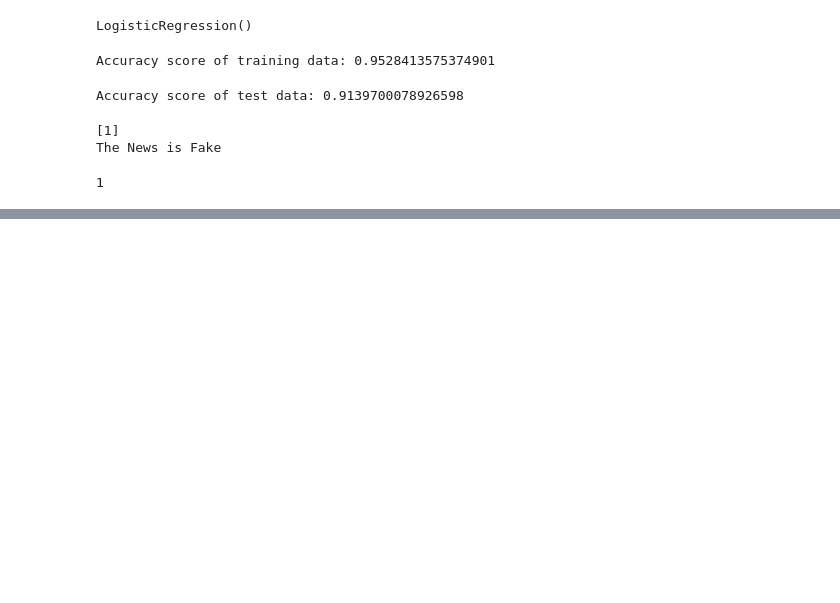
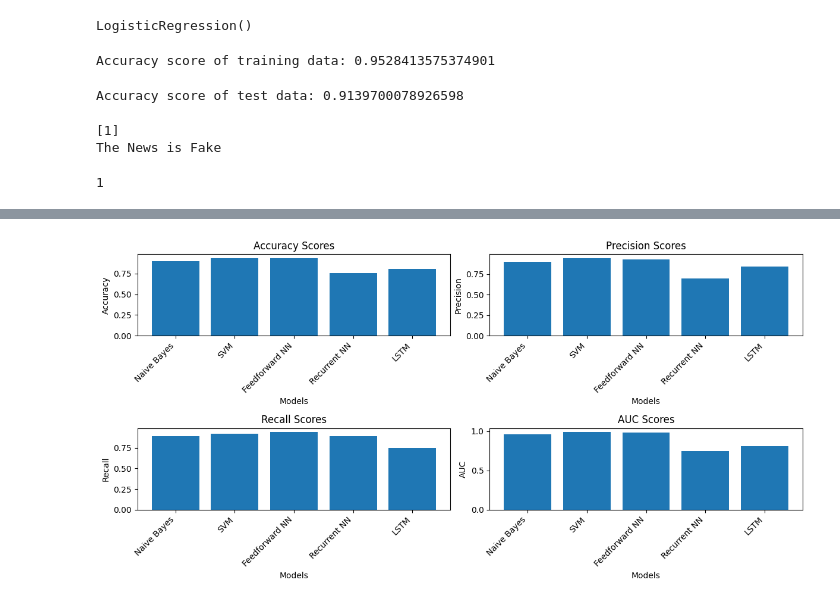
Before and after one commit to Bhadanaji007/Machine_learning, a Jupyter notebook: fake_news_detection.ipynb, the cells around one changed output, grey strips where cells are left out. Saved outputs shown, nothing was run; the diff lists cells and outputs as text; code cells hidden in the pictures; blank space fills up the shorter version.

```diff
--- a/fake_news_detection.ipynb
+++ b/fake_news_detection.ipynb
@@ -199,0 +311,52 @@ print(Y_test[0])
+# %%
+# prompt: draw the bar graphs for the above result
+
+import matplotlib.pyplot as plt
+
+# Extract the metrics for plotting
+model_names = list(results.keys())
+accuracy_scores = [results[model]['Accuracy'] for model in model_names]
+precision_scores = [results[model]['Precision'] for model in model_names]
+recall_scores = [results[model]['Recall'] for model in model_names]
+auc_scores = [results[model]['AUC'] for model in model_names]
+
+# Create the bar plots
+plt.figure(figsize=(12, 6))
+
+# Accuracy
+plt.subplot(2, 2, 1)
+plt.bar(model_names, accuracy_scores)
+plt.title('Accuracy Scores')
+plt.xlabel('Models')
+plt.ylabel('Accuracy')
+plt.xticks(rotation=45, ha='right')
+
+# Precision
+plt.subplot(2, 2, 2)
+plt.bar(model_names, precision_scores)
+plt.title('Precision Scores')
+plt.xlabel('Models')
+plt.ylabel('Precision')
+plt.xticks(rotation=45, ha='right')
+
+# Recall
+plt.subplot(2, 2, 3)
+plt.bar(model_names, recall_scores)
+plt.title('Recall Scores')
+plt.xlabel('Models')
+plt.ylabel('Recall')
+plt.xticks(rotation=45, ha='right')
+
+
+# AUC
+plt.subplot(2, 2, 4)
+plt.bar(model_names, auc_scores)
+plt.title('AUC Scores')
+plt.xlabel('Models')
+plt.ylabel('AUC')
+plt.xticks(rotation=45, ha='right')
+
+plt.tight_layout()
+plt.show()
+# %% [output]
+[figure, added]
```
Also changed, not shown: parts of 3 cells of this notebook.
